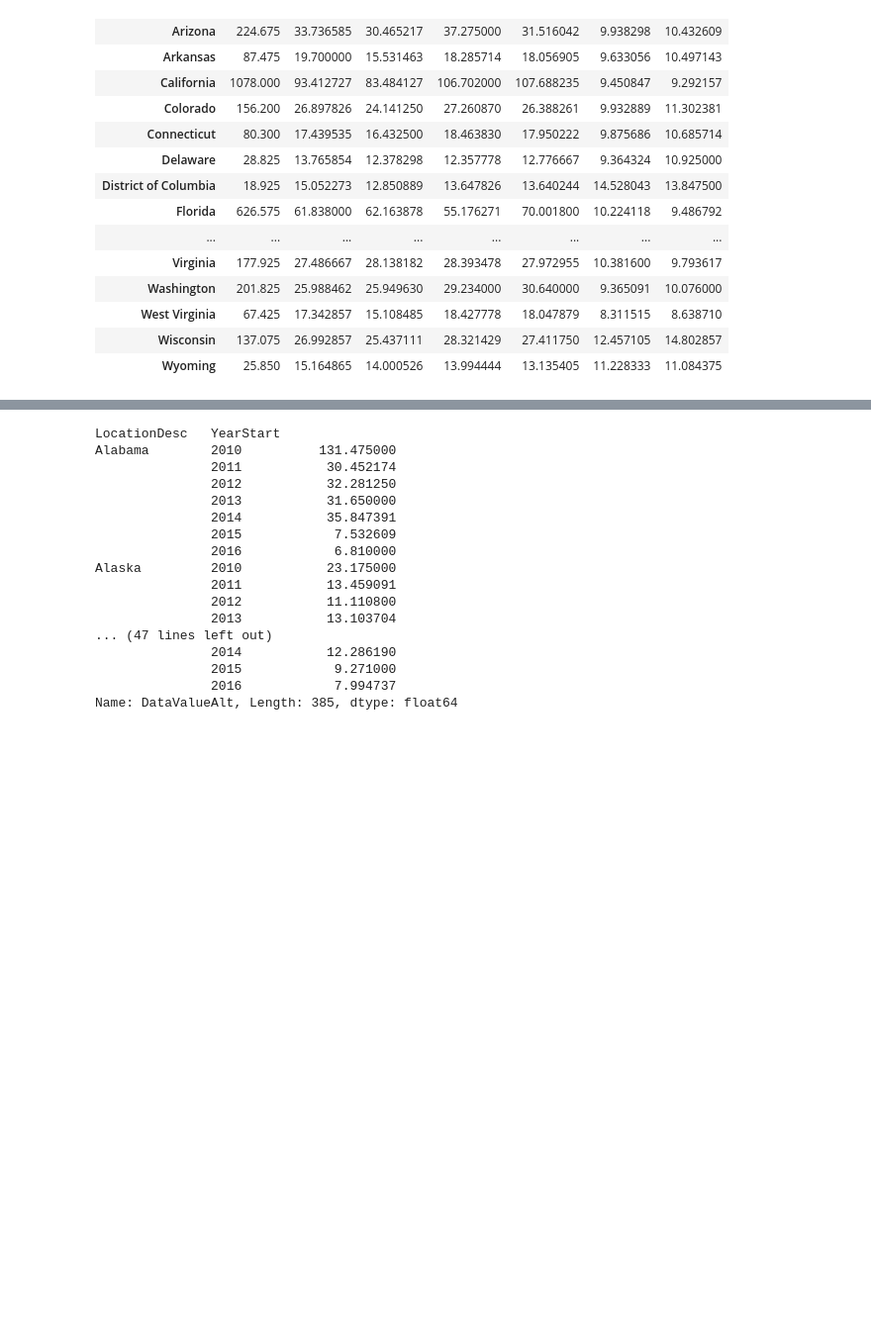
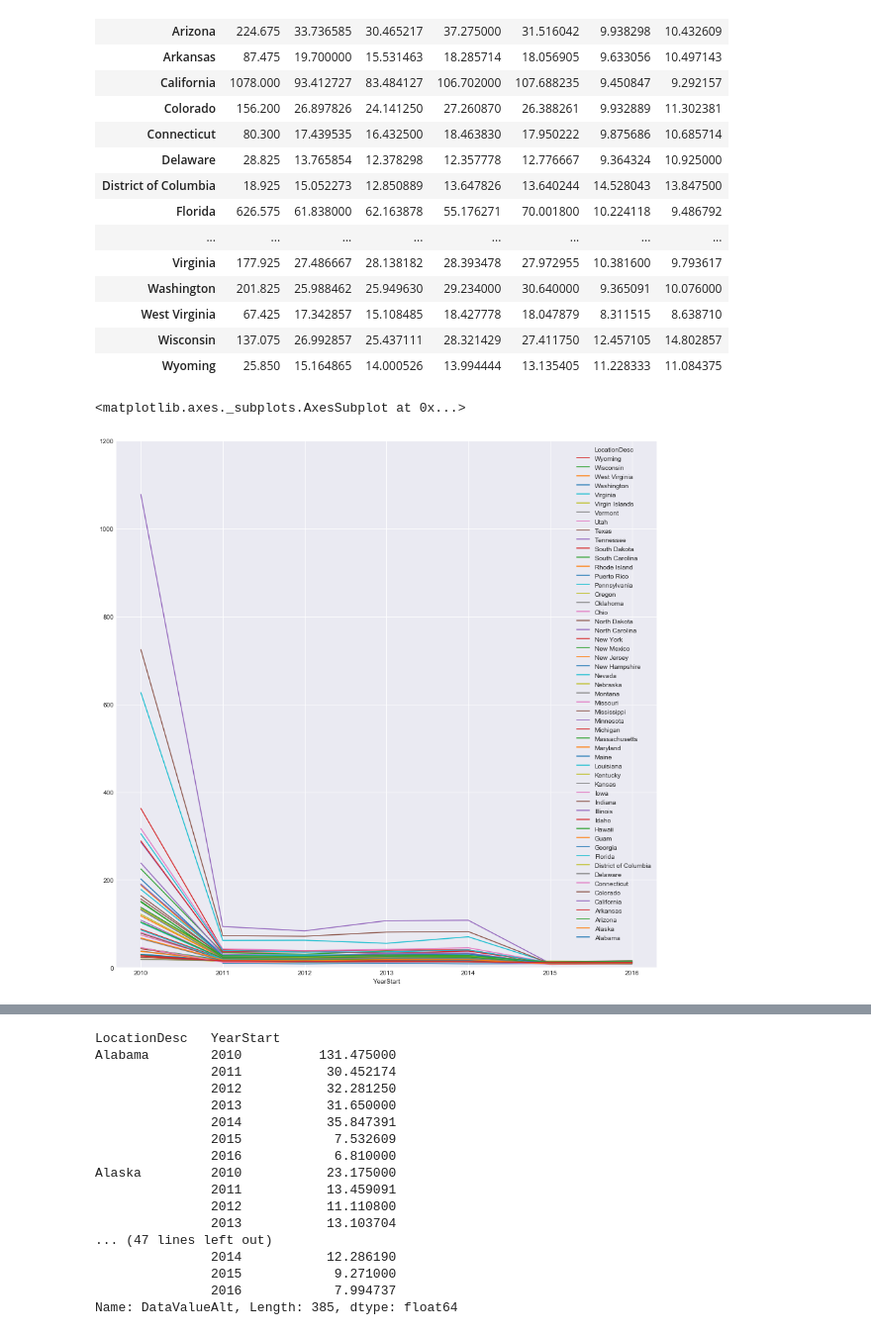
Before and after one commit to cmtaflin/Groupb2, a Jupyter notebook: CDIA2.ipynb, the cells around one changed output, grey strips where cells are left out. Shown: that part at 99% size. Drawn from its saved outputs; the diff is of its cells as text; code cells hidden in the pictures; blank space fills up the shorter version.

```diff
--- a/CDIA2.ipynb
+++ b/CDIA2.ipynb
@@ -72,5 +72,9 @@ binge_df1
 | Wisconsin | 137.075 | 26.992857 | 25.437111 | 28.321429 | 27.411750 | 12.457105 | 14.802857 |
 | Wyoming | 25.850 | 15.164865 | 14.000526 | 13.994444 | 13.135405 | 11.228333 | 11.084375 |
 # %%
-#plot graph of binge drinking for all states by year annd value
+#plot graph of binge drinking for all states by year and value
+binge_df1.drop('United States').T.plot(kind='line', legend='reverse', ylim=(0,1200), figsize=(15,15))
+# %% [output]
+<matplotlib.axes._subplots.AxesSubplot at 0x...>
+[figure, added]
 # %%
```
Also changed, not shown: parts of 16 cells of this notebook.
